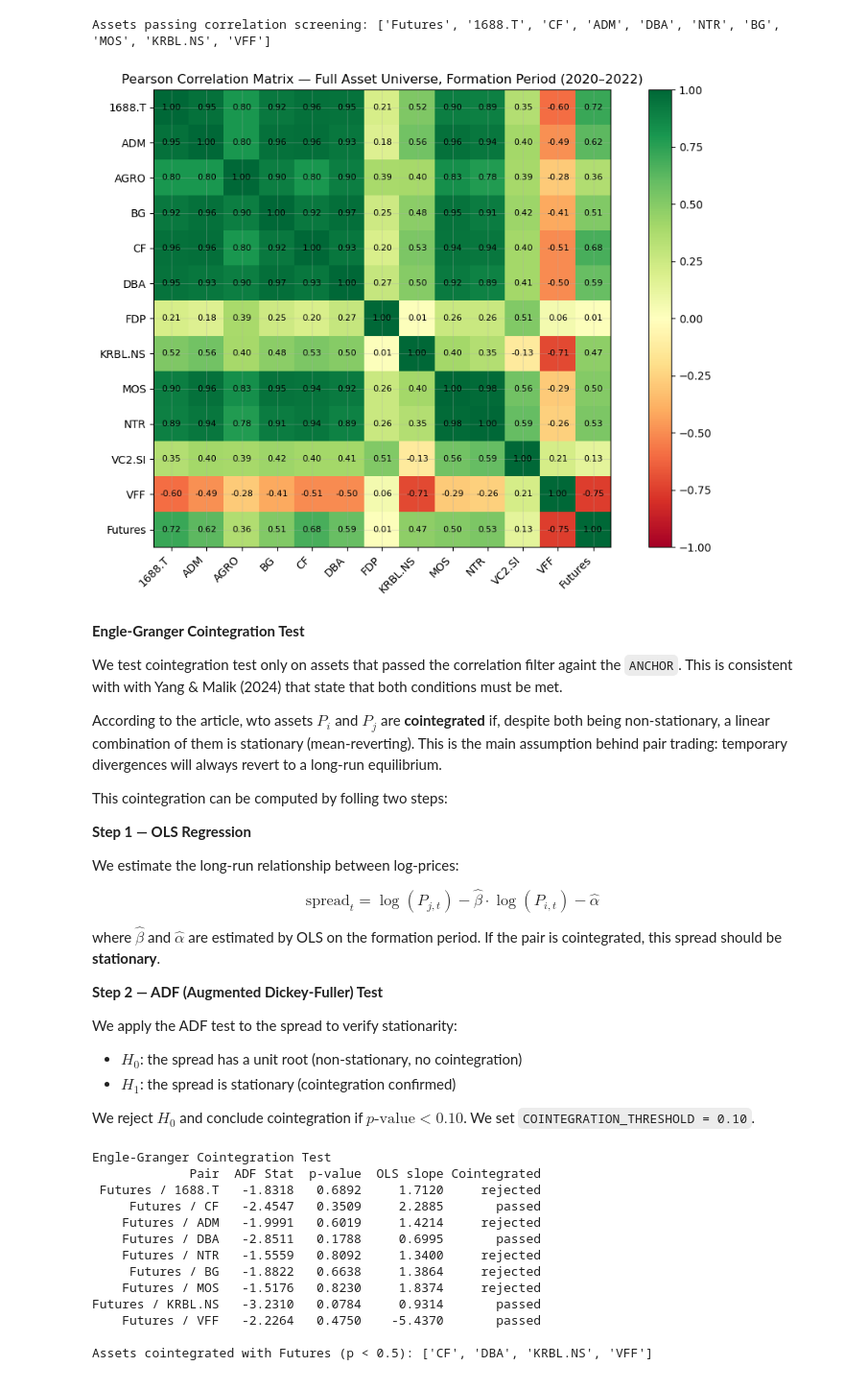
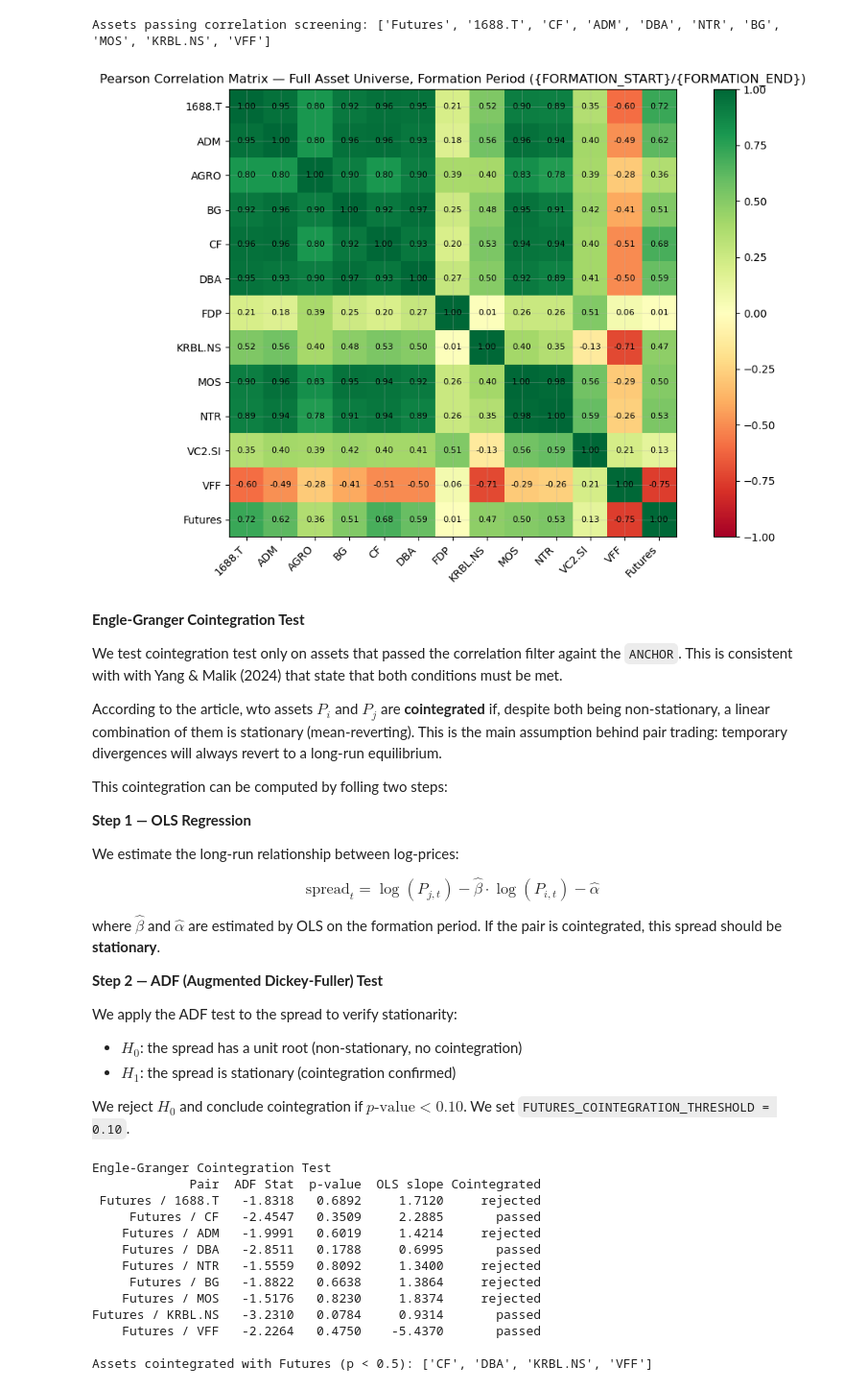
Before and after one commit to NatachaGsn/rice-trading-project, a Jupyter notebook: trading_game1_rice_v2.ipynb, the cells around one changed output. Shown at 96% size. Drawn from its saved outputs; the diff is of its cells as text; code cells hidden in the pictures.

```diff
--- a/trading_game1_rice_v2.ipynb
+++ b/trading_game1_rice_v2.ipynb
@@ -276,21 +276,21 @@ Assets passing correlation screening: ['Futures', '1688.T', 'CF', 'ADM', 'DBA',
 # %%
 # Visualize the correlation matrix (full universe)
 fig, ax = plt.subplots(figsize=(10, 7))
 im = ax.imshow(corr_matrix, cmap='RdYlGn', vmin=-1, vmax=1)
 plt.colorbar(im, ax=ax)
 ax.set_xticks(range(len(corr_matrix.columns)))
 ax.set_yticks(range(len(corr_matrix.columns)))
 ax.set_xticklabels(corr_matrix.columns, rotation=45, ha='right')
 ax.set_yticklabels(corr_matrix.columns)
 for i in range(len(corr_matrix)):
     for j in range(len(corr_matrix)):
         ax.text(j, i, f'{corr_matrix.iloc[i, j]:.2f}',
                 ha='center', va='center', fontsize=8)
-ax.set_title('Pearson Correlation Matrix — Full Asset Universe, Formation Period (2020–2022)', fontsize=12)
+ax.set_title('Pearson Correlation Matrix — Full Asset Universe, Formation Period ({FORMATION_START}/{FORMATION_END})', fontsize=12)
 plt.tight_layout()
 plt.show()
 # %% [output]
-[figure, old version]
+[figure, new version]
 # %% [markdown]
 **Engle-Granger Cointegration Test**
 
@@ -317,7 +317,7 @@ We apply the ADF test to the spread to verify stationarity:
 - $H_1$: the spread is stationary (cointegration confirmed)
 
 We reject $H_0$ and conclude cointegration if $p\text{-value} < 0.10$.
-We set `COINTEGRATION_THRESHOLD = 0.10`.
+We set `FUTURES_COINTEGRATION_THRESHOLD = 0.10`.
 # %%
 # ==========================
 # ENGLE-GRANGER COINTEGRATION TEST (Formation period)
```
Also changed, not shown: parts of 29 cells of this notebook, 1 other file.
